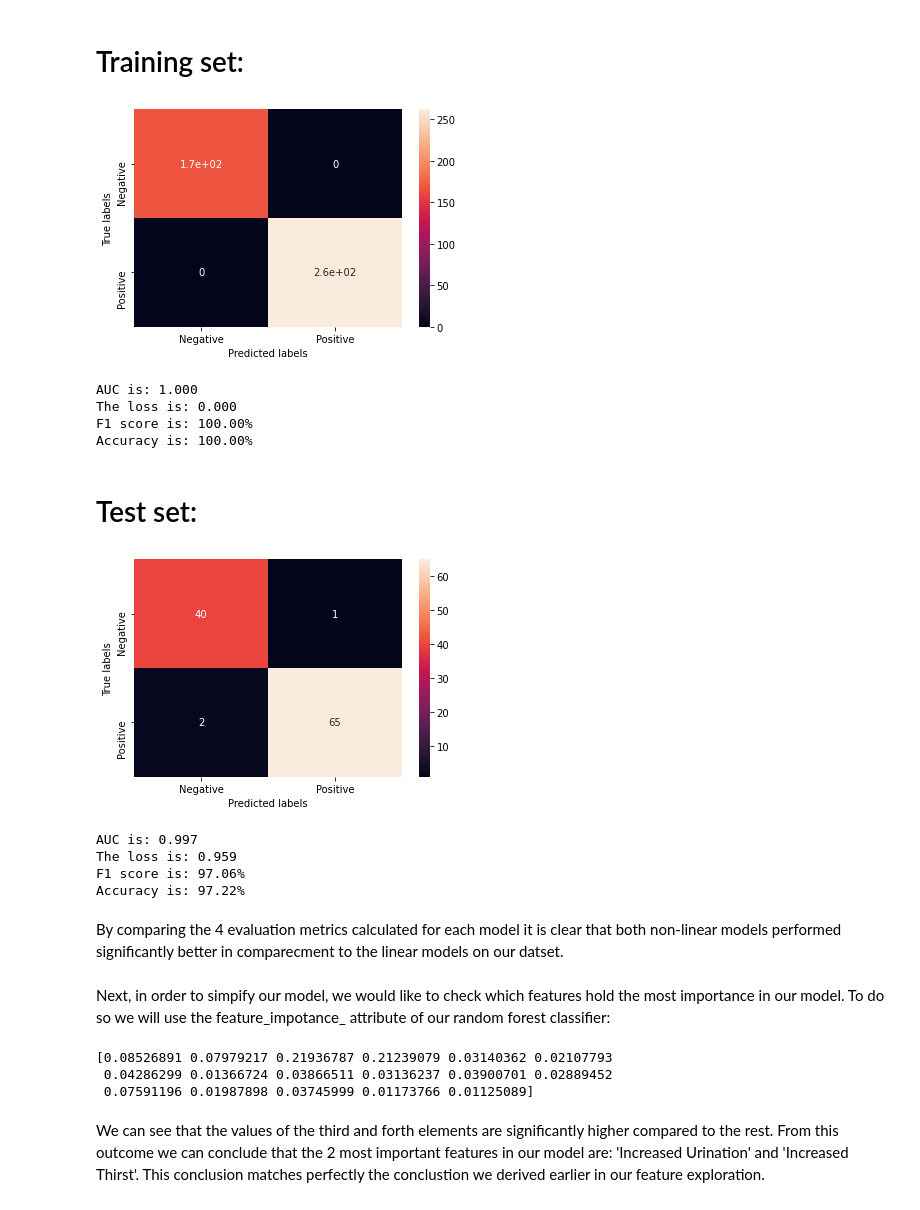
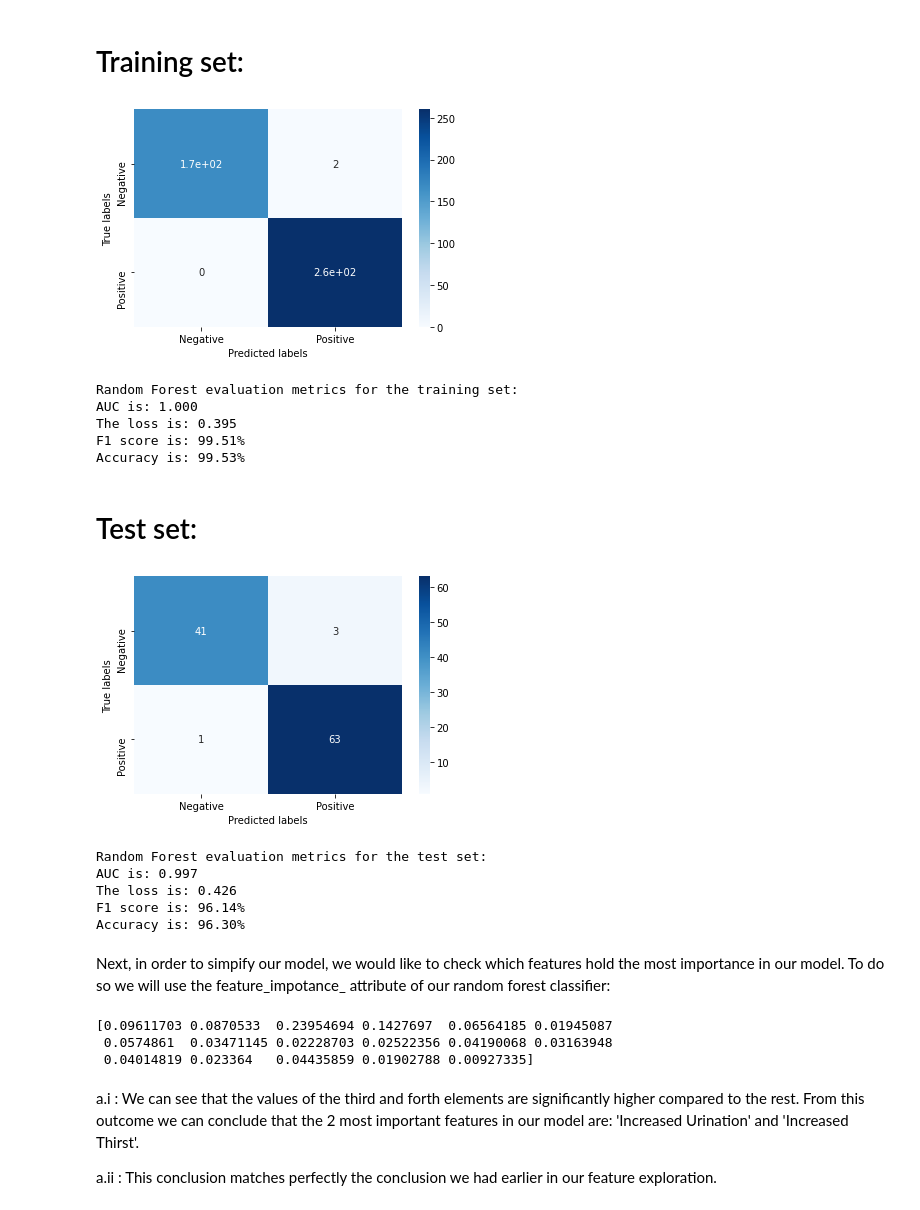
Before and after one commit to mlh-master/hw2_mlh-shir-sagi, a Jupyter notebook: HW2.ipynb, the cells around one changed output. Cells and saved outputs as stored; diff of their text form; code cells hidden in the pictures.

```diff
--- a/HW2.ipynb
+++ b/HW2.ipynb
@@ -190,9 +216,10 @@ from sklearn.svm import SVC
 from sklearn.model_selection import GridSearchCV
 from sklearn.pipeline import Pipeline
 from sklearn.metrics import confusion_matrix
+from sklearn.metrics import hinge_loss
 svc = SVC(probability=True)
 pipe = Pipeline(steps=[('svm', svc)])
-C = [0.001,0.01,0.5,1,1.5,2,3,4,5,10,20,50,100,1000]
+C = [0.01,0.5,1,1.5,2,3,4,5,10,20,50,100,1000]
 svm_lin = GridSearchCV(estimator=pipe,
              param_grid={'svm__kernel':['linear'], 'svm__C':C},
              scoring=['accuracy','f1','precision','recall','roc_auc'],
@@ -204,10 +231,10 @@ print(svm_lin.best_params_)
 y_pred_train_svm_lin = best_svm_lin.predict(X_train)
 y_pred_proba_train_svm_lin = best_svm_lin.predict_proba(X_train)
 AUC_train_svm_lin = roc_auc_score(y_train, y_pred_proba_train_svm_lin[:,1])
-loss_train_svm_lin = log_loss(y_train, y_pred_train_svm_lin)
+loss_train_svm_lin = hinge_loss(y_train, y_pred_train_svm_lin)
 
 y_pred_test_svm_lin = best_svm_lin.predict(X_test)
 y_pred_proba_test_svm_lin = best_svm_lin.predict_proba(X_test)
 AUC_test_svm_lin = roc_auc_score(y_test, y_pred_proba_test_svm_lin[:,1])
-loss_test_svm_lin = log_loss(y_test, y_pred_test_svm_lin)
+loss_test_svm_lin = hinge_loss(y_test, y_pred_test_svm_lin)
 # %% [output]
@@ -273,7 +300,7 @@ Accuracy is: 89.81%
 # %% [markdown]
 # Non-linear model - SVM
 # %%
-C = [0.001,0.01,0.5,1,1.5,2,3,4,5,10,20,50,100,1000]
+C = [0.01,0.5,1,1.5,2,3,4,5,10,20,50,100,1000]
 svm_nonlin = GridSearchCV(estimator=pipe,
              param_grid={'svm__kernel':['rbf','poly'], 'svm__C':C, 'svm__degree':[3], 'svm__gamma':['auto','scale']},
              scoring=['accuracy','f1','precision','recall','roc_auc'],
@@ -285,10 +312,10 @@ print(svm_nonlin.best_params_)
 y_pred_train_svm_nonlin = best_svm_nonlin.predict(X_train)
 y_pred_proba_train_svm_nonlin = best_svm_nonlin.predict_proba(X_train)
 AUC_train_svm_nonlin = roc_auc_score(y_train, y_pred_proba_train_svm_nonlin[:,1])
-loss_train_svm_nonlin = log_loss(y_train, y_pred_train_svm_nonlin)
+loss_train_svm_nonlin = hinge_loss(y_train, y_pred_train_svm_nonlin)
 
 y_pred_test_svm_nonlin = best_svm_nonlin.predict(X_test)
 y_pred_proba_test_svm_nonlin = best_svm_nonlin.predict_proba(X_test)
 AUC_test_svm_nonlin = roc_auc_score(y_test, y_pred_proba_test_svm_nonlin[:,1])
-loss_test_svm_nonlin = log_loss(y_test, y_pred_test_svm_nonlin)
+loss_test_svm_nonlin = hinge_loss(y_test, y_pred_test_svm_nonlin)
 # %% [output]
@@ -361,60 +392,64 @@ clf.fit(X_train, y_train)
 y_pred_train_rfc = clf.predict(X_train)
 y_pred_proba_train_rfc = clf.predict_proba(X_train)
 AUC_train_rfc = roc_auc_score(y_train, y_pred_proba_train_rfc[:,1])
-loss_train_rfc = log_loss(y_train, y_pred_train_rfc)
+loss_train_rfc = hinge_loss(y_train, y_pred_train_rfc)
 
 y_pred_test_rfc = clf.predict(X_test)
 y_pred_proba_test_rfc = clf.predict_proba(X_test)
 AUC_test_rfc = roc_auc_score(y_test, y_pred_proba_test_rfc[:,1])
-loss_test_rfc = log_loss(y_test, y_pred_test_rfc)
+loss_test_rfc = hinge_loss(y_test, y_pred_test_rfc)
 # %% [markdown]
 # Training set:
 # %%
 cnf_matrix_train = metrics.confusion_matrix(y_pred_train_rfc, y_train)
 ax1 = plt.subplot()
-sns.heatmap(cnf_matrix_train, annot=True, xticklabels=['Negative','Positive'], yticklabels=['Negative','Positive'])
+sns.heatmap(cnf_matrix_train, annot=True,cmap=plt.cm.Blues, xticklabels=['Negative','Positive'], yticklabels=['Negative','Positive'])
 ax1.set(ylabel='True labels', xlabel='Predicted labels')
 plt.show()
 
+print('Random Forest evaluation metrics for the training set:')
 print('AUC is: %.3f' % (AUC_train_rfc))
 print('The loss is: %.3f' % (loss_train_rfc))
 print("F1 score is: " + str("{0:.2f}".format(100 * metrics.f1_score(y_train, y_pred_train_rfc, average='macro'))) + "%")
 print("Accuracy is: " + str("{0:.2f}".format(100 * metrics.accuracy_score(y_train, y_pred_train_rfc))) + "%")
 # %% [output]
-[figure, old version]
+[figure, new version]
+Random Forest evaluation metrics for the training set:
 AUC is: 1.000
-The loss is: 0.000
-F1 score is: 100.00%
-Accuracy is: 100.00%
+The loss is: 0.395
+F1 score is: 99.51%
+Accuracy is: 99.53%
 # %% [markdown]
 # Test set:
 # %%
 cnf_matrix_test = metrics.confusion_matrix(y_pred_test_rfc, y_test)
 ax1 = plt.subplot()
-sns.heatmap(cnf_matrix_test, annot=True, xticklabels=['Negative','Positive'], yticklabels=['Negative','Positive'])
+sns.heatmap(cnf_matrix_test, annot=True,cmap=plt.cm.Blues, xticklabels=['Negative','Positive'], yticklabels=['Negative','Positive'])
 ax1.set(ylabel='True labels', xlabel='Predicted labels')
 plt.show()
 
+print('Random Forest evaluation metrics for the test set:')
 print('AUC is: %.3f' % (AUC_test_rfc))
 print('The loss is: %.3f' % (loss_test_rfc))
 print("F1 score is: " + str("{0:.2f}".format(100 * metrics.f1_score(y_test, y_pred_test_rfc, average='macro'))) + "%")
 print("Accuracy is: " + str("{0:.2f}".format(100 * metrics.accuracy_score(y_test, y_pred_test_rfc))) + "%")
 # %% [output]
-[figure, old version]
+[figure, new version]
+Random Forest evaluation metrics for the test set:
 AUC is: 0.997
-The loss is: 0.959
-F1 score is: 97.06%
-Accuracy is: 97.22%
+The loss is: 0.426
+F1 score is: 96.14%
+Accuracy is: 96.30%
-# %% [markdown]
-By comparing the 4 evaluation metrics calculated for each model it is clear that both non-linear models performed significantly better in comparecment to the linear models on our datset.
 # %% [markdown]
 Next, in order to simpify our model, we would like to check which features hold the most importance in our model. To do so we will use the feature_impotance_ attribute of our random forest classifier:
 # %%
 feature_importance = clf.feature_importances_
 print(feature_importance)
 # %% [output]
-[0.08526891 0.07979217 0.21936787 0.21239079 0.03140362 0.02107793
- 0.04286299 0.01366724 0.03866511 0.03136237 0.03900701 0.02889452
- 0.07591196 0.01987898 0.03745999 0.01173766 0.01125089]
+[0.09611703 0.0870533  0.23954694 0.1427697  0.06564185 0.01945087
+ 0.0574861  0.03471145 0.02228703 0.02522356 0.04190068 0.03163948
+ 0.04014819 0.023364   0.04435859 0.01902788 0.00927335]
 # %% [markdown]
-We can see that the values of the third and forth elements are significantly higher compared to the rest. From this outcome we can conclude that the 2 most important features in our model are: 'Increased Urination' and 'Increased Thirst'. This conclusion matches perfectly the conclustion we derived earlier in our feature exploration.
+a.i : We can see that the values of the third and forth elements are significantly higher compared to the rest. From this outcome we can conclude that the 2 most important features in our model are: 'Increased Urination' and 'Increased Thirst'.
+
+a.ii : This conclusion matches perfectly the conclusion we had earlier in our feature exploration.
```
Also changed, not shown: parts of 70 cells of this notebook, 2 other files.
